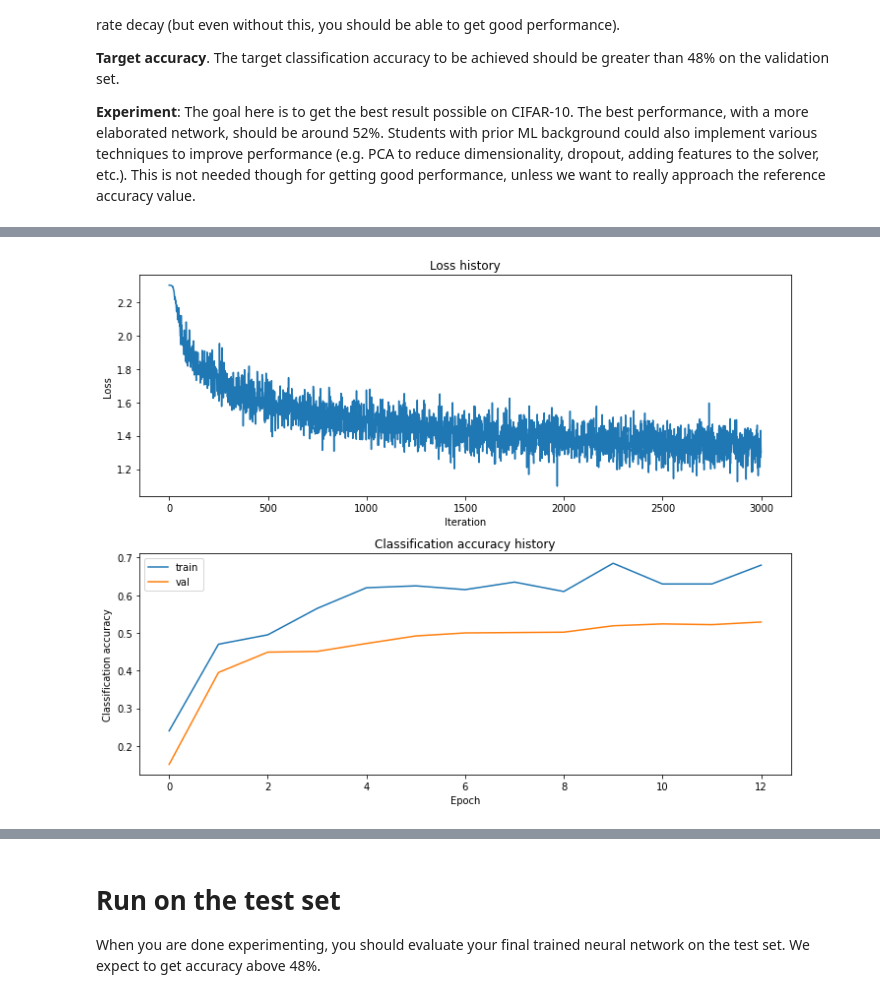
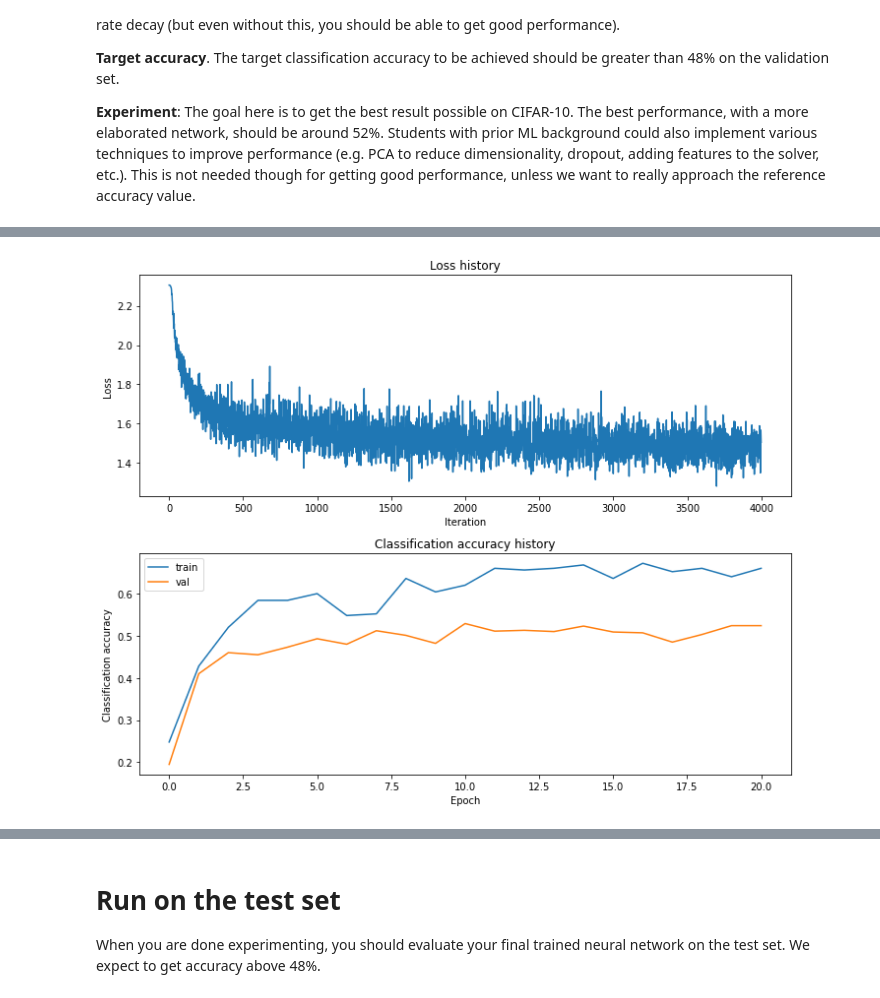
Before and after one commit to mspronesti/eurecom-malcom, a Jupyter notebook: lab1/two_layer_net.ipynb, the cells around one changed output, grey strips where cells are left out. Drawn from its saved outputs; the diff is of its cells as text; code cells hidden in the pictures.

Commit message:
[lab1] perform hyperparameters tuning

```diff
--- a/lab1/two_layer_net.ipynb
+++ b/lab1/two_layer_net.ipynb
@@ -310,24 +380,48 @@ $\color{blue}{\textit {Your Answer}}$ TO BE COMPLETED
 # differences from the ones we saw above for the poorly tuned network.          #
 #                                                                               #
 #################################################################################
+
+# *****Best set of parameters and result which were already provided*****
+
+# hidden_size = 200
+# num_iters = 3000
+# batch_size = 200
+# learning_rate = 1e-3
+# learning_rate_decay = 0.95
+# reg = 0.25
+
+# validation accuracy -> 0.52
+
 # *****START OF YOUR CODE*****
 
+# coarse grid search results (code cell above):
+# hidden_size = 200
+# num_iters = 3000
+# batch_size = 250
+# learning_rate = 1e-3
+# learning_rate_decay = 1
+# reg = 0.5
+
+# validation accuracy -> 0.521
+
+# fine grid-search to further improve the validation accuracy
+
 input_size = 32 * 32 * 3
-hidden_size = 200 # increased number of neurons to increase the capacity of the network
 num_classes = 10
-best_net = TwoLayerNet(input_size, hidden_size, num_classes)
 
-# Train the network
-stats = best_net.train(X_train, y_train, X_val, y_val,
-            num_iters=3000, batch_size=200,
-            learning_rate=1e-3, learning_rate_decay=0.95,
-            reg=0.25, verbose=True)
+# coarse grid search hyperparameters sets
+hidden_sizes = [180, 200, 220]
+num_iterations = [3000, 3500, 4000]
+batch_sizes = [200, 250, 300]
+learning_rates = [1e-3, 1.5e-3, 2e-3]
+learning_rate_decays = [0.96, 0.98, 1]
+regs = [0.45, 0.5, 0.55]
 
-# increased number of iterations and increased the learning rate
+# best validation accuracy of fine grid search
+best_par, best_val_acc, stats, best_net = grid_search(input_size, num_classes, hidden_sizes, num_iterations, batch_sizes,
+                                                 learning_rates, learning_rate_decays, regs)
 
-# Predict on the validation set
-val_acc = (best_net.predict(X_val) == y_val).mean()
-print('Validation accuracy: ', val_acc)
+print(f'Best set of parameters in fine grid search: {best_par} with a validation accuracy of {best_val_acc}')
 
 # Plot the loss function and train / validation accuracies
 plt.subplot(2, 1, 1)
@@ -368,4 +462,4 @@ Validation accuracy:  0.52
-[figure, old version]
+[figure, new version]
 # %%
 # visualize the weights of the best network
 show_net_weights(best_net)
```
Also changed, not shown: parts of 9 cells of this notebook.
